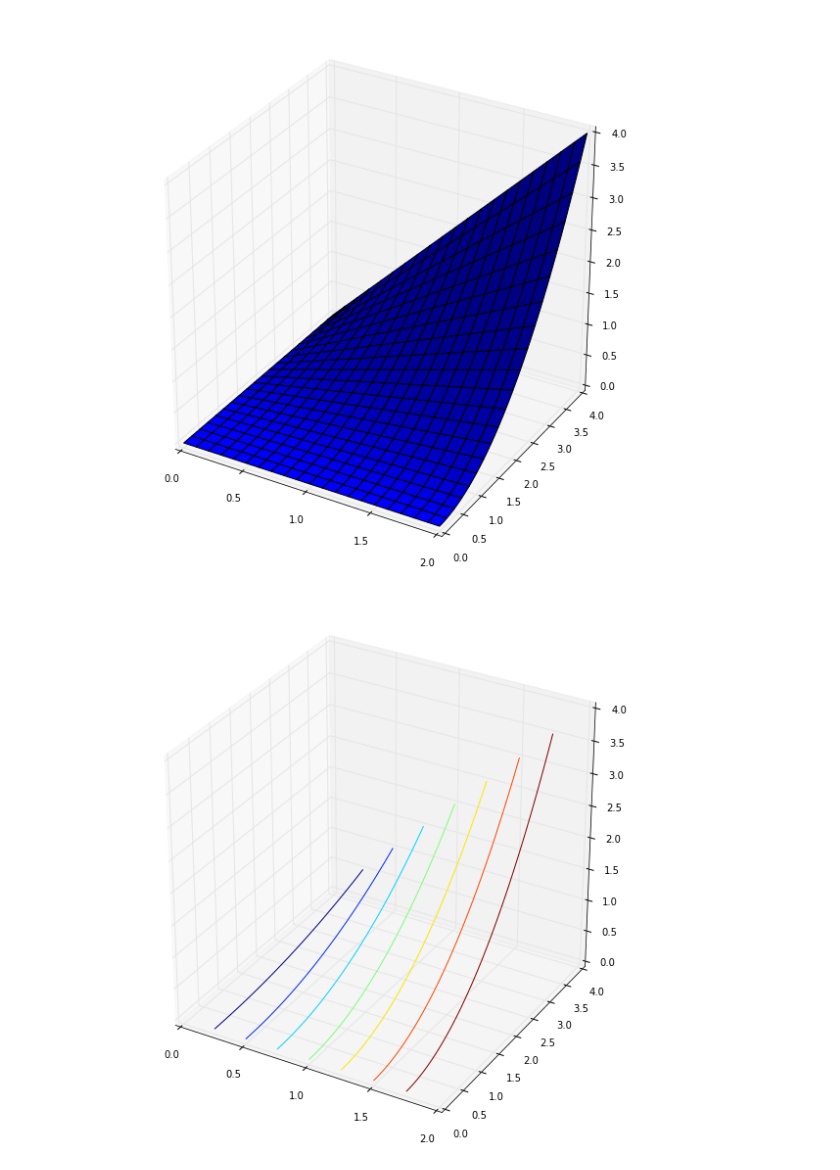
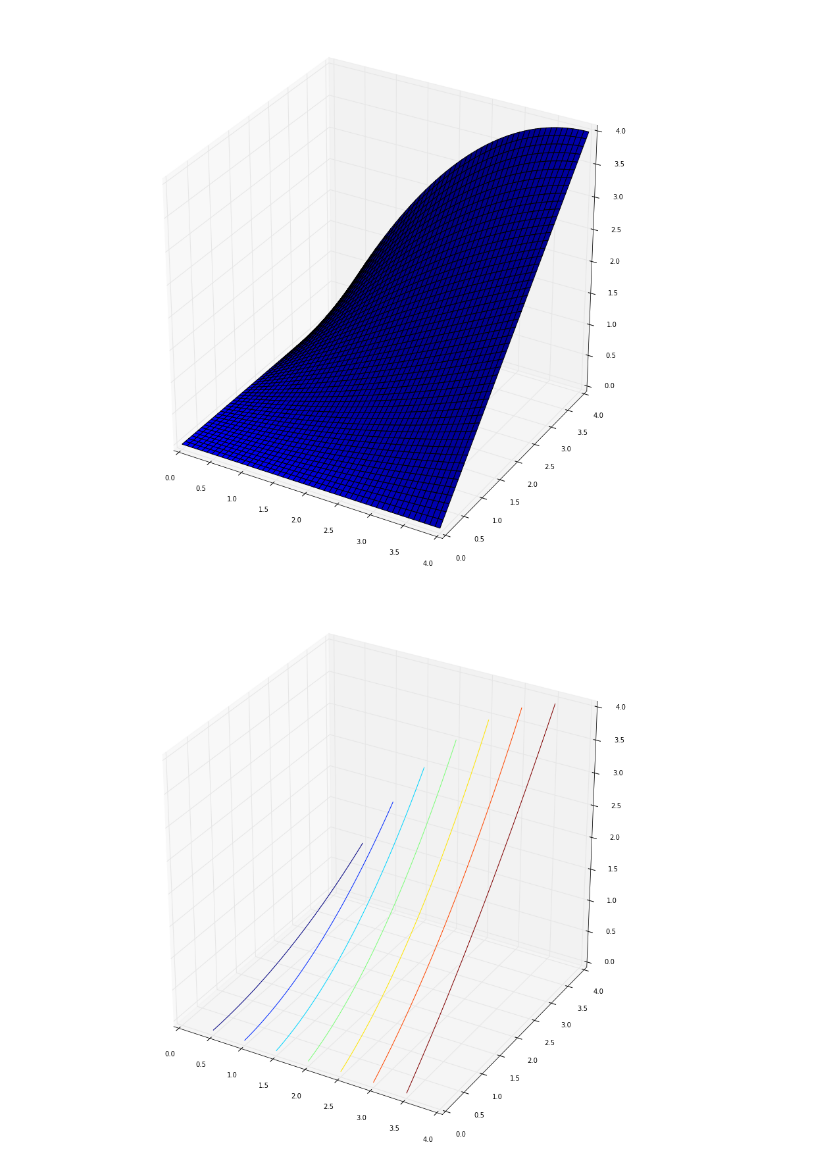
Before and after one commit to massimo-nocentini/cagd, a Jupyter notebook: surfaces/Tensor Product Bezier Patches.ipynb, the cells around one changed output. Cells and saved outputs as stored; diff of their text form; code cells hidden in the pictures.

```diff
--- a/surfaces/Tensor Product Bezier Patches.ipynb
+++ b/surfaces/Tensor Product Bezier Patches.ipynb
@@ -207,33 +233,29 @@ def vectorized_de_casteljau(control_net, tabs=None, squares_per_dim=20):
 # %%
 
 import numpy as np
 import tensorProductCore as tpc
 import tensorProductDrawer as tpd
+import timeit
 
-def exercise_one():
+b00 = np.array([0, 0, 0])
+b01 = np.array([2, 0, 0])
+b02 = np.array([4, 0, 0])
+b10 = np.array([0, 2, 0])
+b11 = np.array([2, 2, 0])
+b12 = np.array([4, 2, 2])
+b20 = np.array([0, 4, 0])
+b21 = np.array([2, 4, 4])
+b22 = np.array([4, 4, 4])
 
-    b00 = np.array([0, 0, 0])
-    b01 = np.array([2, 0, 0])
-    b02 = np.array([4, 0, 0])
-    b10 = np.array([0, 2, 0])
-    b11 = np.array([2, 2, 0])
-    b12 = np.array([4, 2, 2])
-    b20 = np.array([0, 4, 0])
-    b21 = np.array([2, 4, 4])
-    b22 = np.array([4, 4, 4])
+control_net = np.array([[b00, b01, b02],
+                        [b10, b11, b12],
+                        [b20, b21, b22]],
+                        dtype="float")
+surface = tpc.vectorized_de_casteljau(control_net, squares_per_dim=50)
 
-    control_net = np.array([[b00,b01],
-                            [b10,b11],
-                            [b20,b21]],
-                            dtype="float")
+tpd.draw(*surface)
 
-    surface = tpc.vectorized_de_casteljau(control_net, squares_per_dim=20)
-
-    tpd.draw(*surface)
-
-
-#________________________________________________________________________
-exercise_one()
+None
 # %% [output]
-[figure, old version]
+[figure, new version]
-[figure, old version]
+[figure, new version]
```
Also changed, not shown: parts of 18 cells of this notebook, 3 other files.
